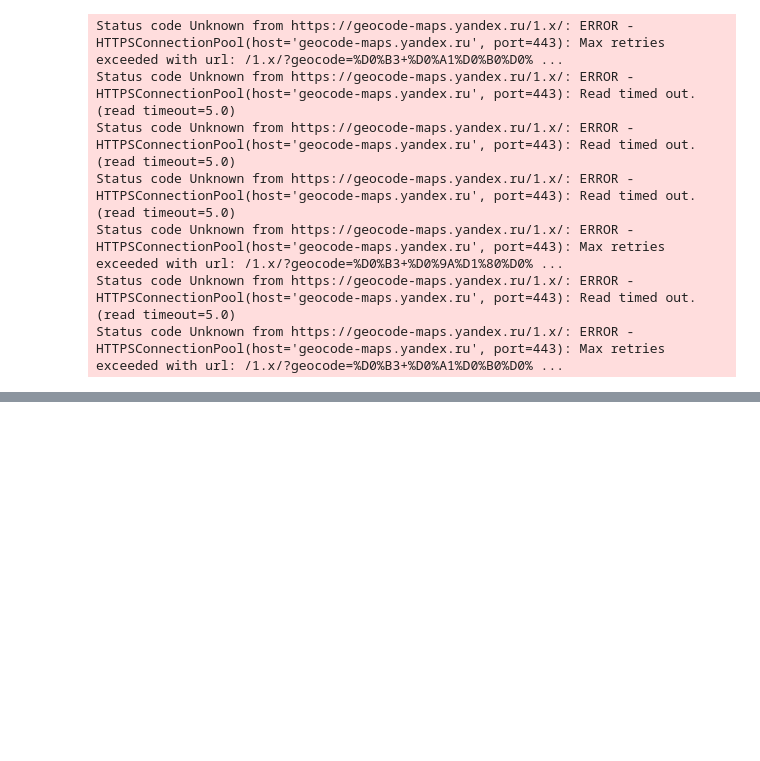
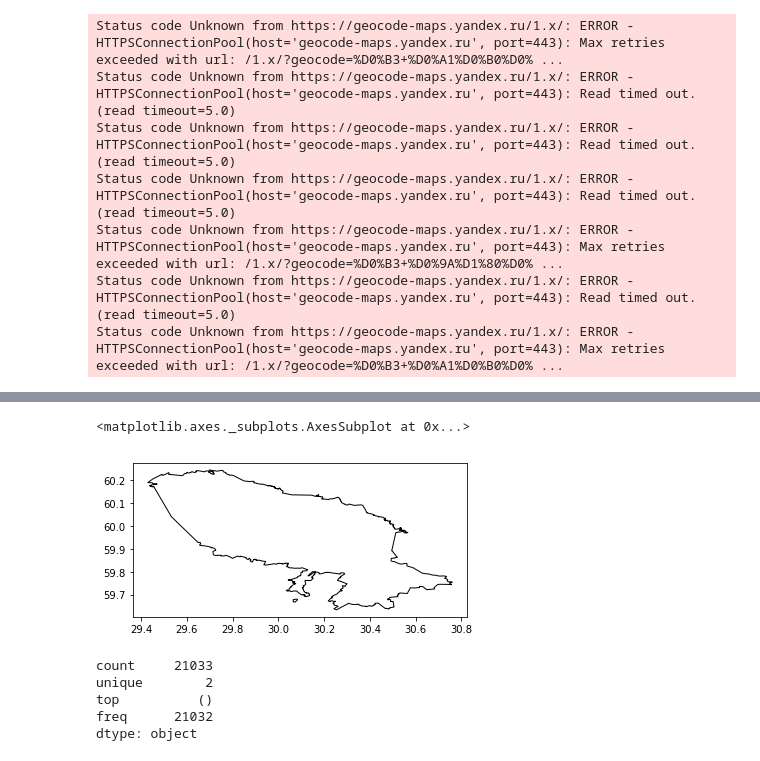
Before and after one commit to ganjasan/SpbZeroVision, a Jupyter notebook: Scripts/geocoding.ipynb, the cells around one changed output, grey strips where cells are left out. Cells and saved outputs as stored; diff of their text form; code cells hidden in the pictures; blank space fills up the shorter version.

Commit message:
add city boundaries check

```diff
--- a/Scripts/geocoding.ipynb
+++ b/Scripts/geocoding.ipynb
@@ -120,0 +147,10 @@ geocoded_cards[0]
+# %%
+#Получить точки вне границ города
+spb_boundaries_gdf = gpd.read_file('../Gis/layers/spb_city_boundary.geojson')
+# %%
+spb_boundaries_gdf = spb_boundaries_gdf.drop([1,2])
+# %%
+spb_boundaries_gdf.plot(color='white', edgecolor='black')
+# %% [output]
+<matplotlib.axes._subplots.AxesSubplot at 0x...>
+[figure, added]
@@ -120,0 +164,8 @@ geocoded_cards[0]
+# %%
+spb_boundaries_gdf.intersection(dtp_gdf).describe()
+# %% [output]
+count     21033
+unique        2
+top          ()
+freq      21032
+dtype: object
```
Also changed, not shown: parts of 16 cells of this notebook, 3 other files.
